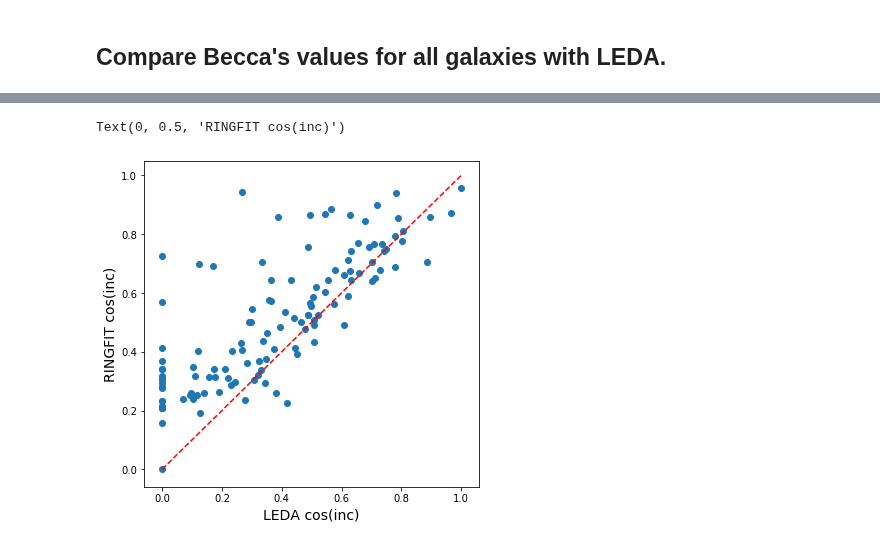
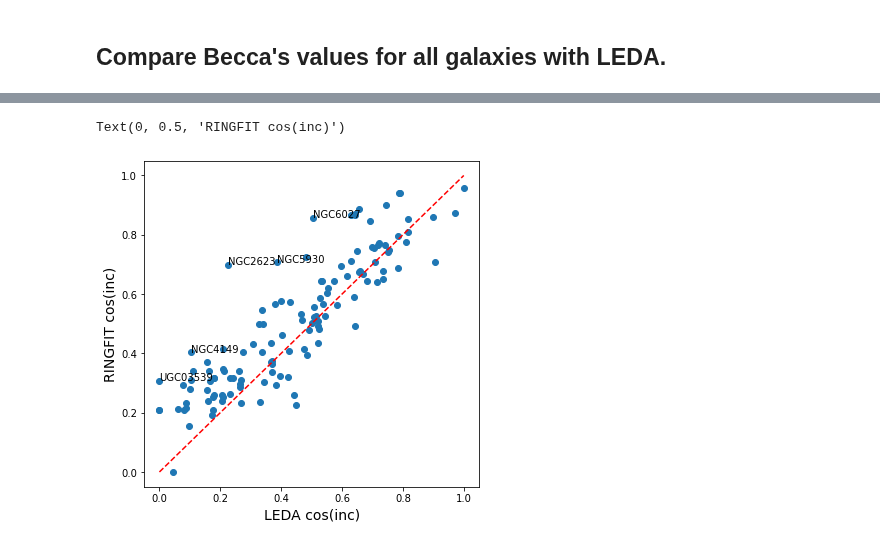
Before and after one commit to tonywong94/edge_pydb, a Jupyter notebook: demo_notebk/Azplot.ipynb, the cells around one changed output, grey strips where cells are left out. Saved outputs shown, nothing was run; the diff lists cells and outputs as text; code cells hidden in the pictures.

```diff
--- a/demo_notebk/Azplot.ipynb
+++ b/demo_notebk/Azplot.ipynb
@@ -46,6 +47,6 @@ ctrpos = EdgeTable('edge_coflux_smo7.csv', cols=['Name', 'coRactr_smo7', 'coDect
 cotab.join(ctrpos)
 # %%
 # Ctr pos, PA, Inc from LEDA.  Note that RA is given in hours not degrees.
-leda  = EdgeTable('edge_leda.csv', cols=['Name', 'ledaRA', 'ledaDE', 'ledaPA', 'ledaIncl'])
+leda  = EdgeTable('edge_leda.csv', cols=['Name', 'ledaRA', 'ledaDE', 'ledaPA', 'ledaAxIncl'])
 leda['ledaRA'].convert_unit_to('deg')
 cotab.join(leda)
@@ -155,12 +168,16 @@ Text(0, 0.5, '$\\Delta$DEC [arcsec]')
 # %%
 fig, ax = plt.subplots(figsize=(6,6))
-ax.scatter(np.cos(np.radians(leda['ledaIncl'])),np.cos(np.radians(leda['rfInc'])))
+ledacosi = np.cos(np.radians(leda['ledaAxIncl']))
+rfcosi = np.cos(np.radians(leda['rfInc']))
+ax.scatter(ledacosi, rfcosi)
 ax.plot([0,1],[0,1],'r--')
+deviates = (abs(ledacosi-rfcosi)>0.3)
+texts = [plt.text(ledacosi[i], rfcosi[i], leda['Name'][i]) for i in deviates.nonzero()[0]]
 plt.xlabel('LEDA cos(inc)',fontsize=14)
 plt.ylabel('RINGFIT cos(inc)',fontsize=14)
 # %% [output]
 Text(0, 0.5, 'RINGFIT cos(inc)')
-[figure, old version]
+[figure, new version]
 # %%
 leda['rfPA'][leda['rfPA'] >= 180] -= 180
 fig, ax = plt.subplots(figsize=(6,6))
```
Also changed, not shown: parts of 10 cells of this notebook, 12 other files.
